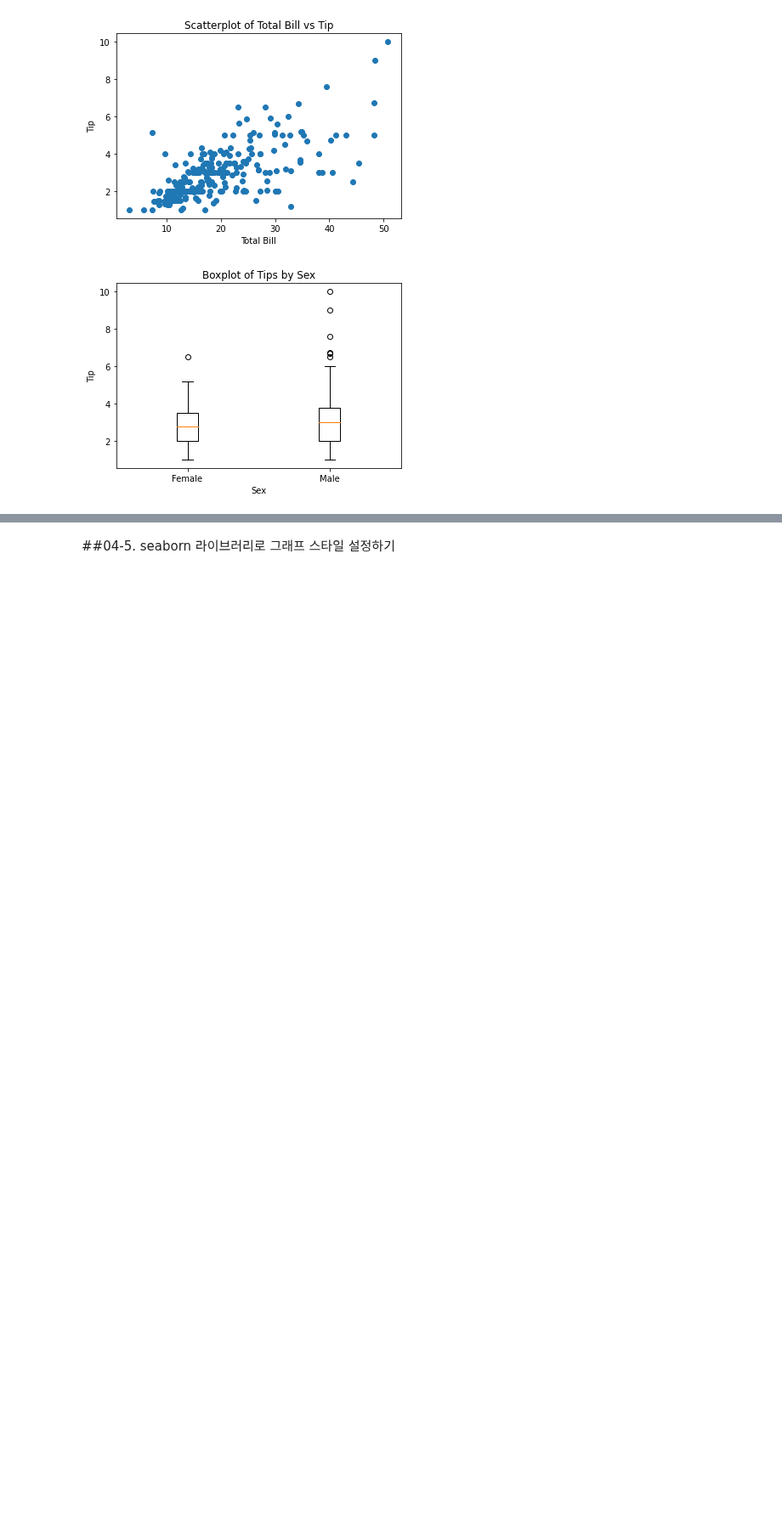
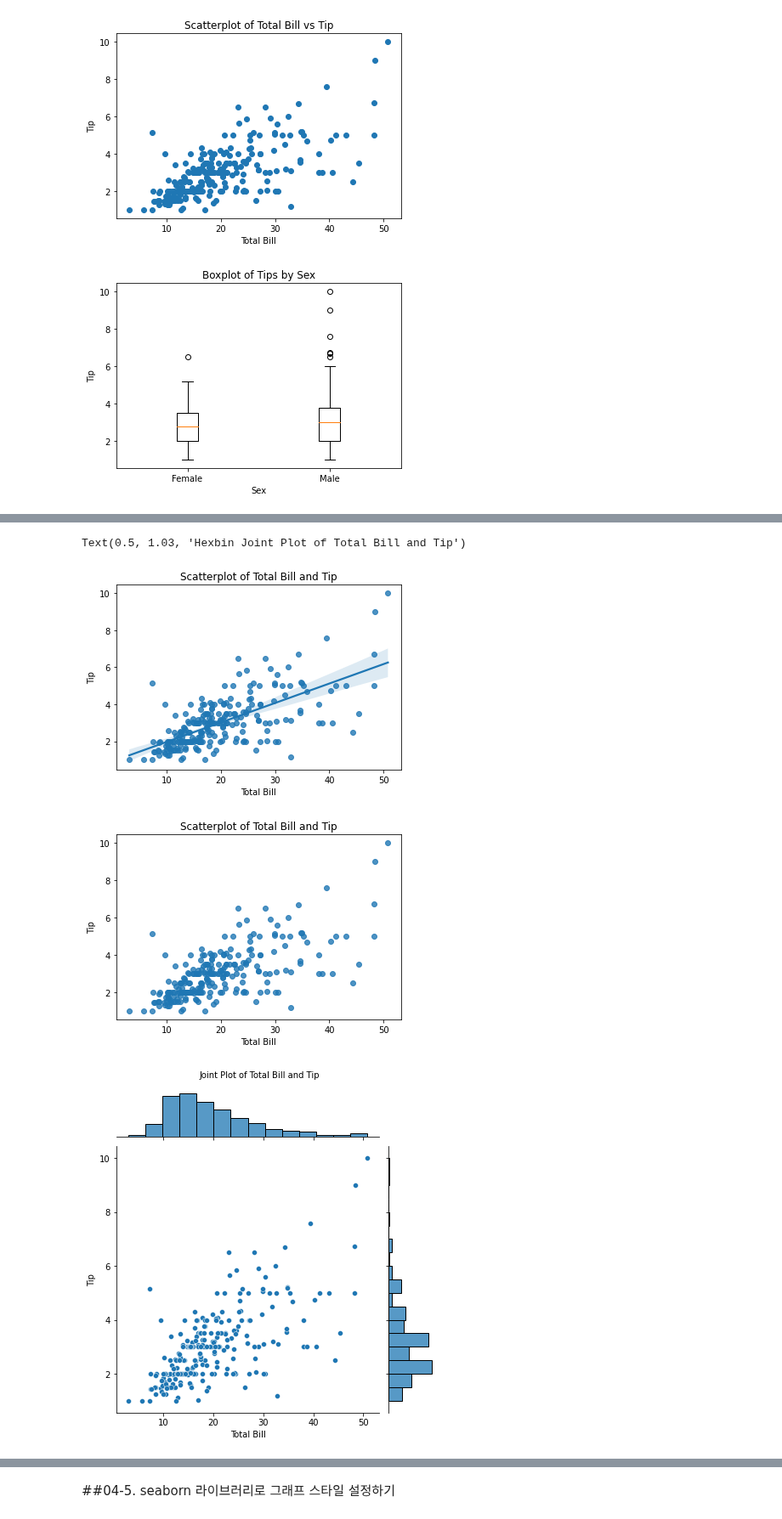
Before and after one commit to nyoons/ESAA, a Jupyter notebook: 2022_09_26_과제_두잇_판다스_입문.ipynb, the cells around one changed output, grey strips where cells are left out. Shown at 85% size. Drawn from its saved outputs; the diff is of its cells as text; code cells hidden in the pictures; blank space fills up the shorter version.

```diff
--- a/2022_09_26_과제_두잇_판다스_입문.ipynb
+++ b/2022_09_26_과제_두잇_판다스_입문.ipynb
@@ -150,0 +232,34 @@ Text(0.5, 1.0, 'Boxplot of Tips by Sex')
+# %%
+#다양한 종류의 이변량 그래프 그리기
+
+#01. seaborn 라이브러리로 산점도 그리기.
+#regplot 메서드 이용. fit_reg 인자로 회귀선 여부 지정.
+ax=plt.subplots()
+ax=sns.regplot(x='total_bill', y='tip', data=tips)
+ax.set_title('Scatterplot of Total Bill and Tip')
+ax.set_xlabel('Total Bill')
+ax.set_ylabel('Tip')
+
+ax=plt.subplots()
+ax=sns.regplot(x='total_bill', y='tip', data=tips, fit_reg=False)
+ax.set_title('Scatterplot of Total Bill and Tip')
+ax.set_xlabel('Total Bill')
+ax.set_ylabel('Tip')
+
+#02. 산점도와 히스토그램을 한번에 그려주는 jointplot 메서드
+joint=sns.jointplot(x='total_bill', y='tip', data=tips)
+joint.set_axis_labels(xlabel='Total Bill', ylabel='Tip')
+joint.fig.suptitle('Joint Plot of Total Bill and Tip', fontsize=10, y=1.03)
+
+#03. 산점도는 점이 겹치면 구분 어려움. 육각 그래프(hexbin)로 해결. jointplot 메서드를 그래도 사용하지만 kind 인자값을 hex로 지정한다.
+hexbin=sns.jointplot(x='total_bill', y='tip', data=tips, kind='hex')
+hexbin.set_axis_labels(xlabel='Total Bill', ylabel='Tip')
+hexbin.fig.suptitle('Hexbin Joint Plot of Total Bill and Tip', fontsize=10, y=1.03)
+
+#04. 이차원 밀집도 그리기.
+#
+# %% [output]
+Text(0.5, 1.03, 'Hexbin Joint Plot of Total Bill and Tip')
+[figure, added]
+[figure, added]
+[figure, added]
```
Also changed, not shown: parts of 9 cells of this notebook.
